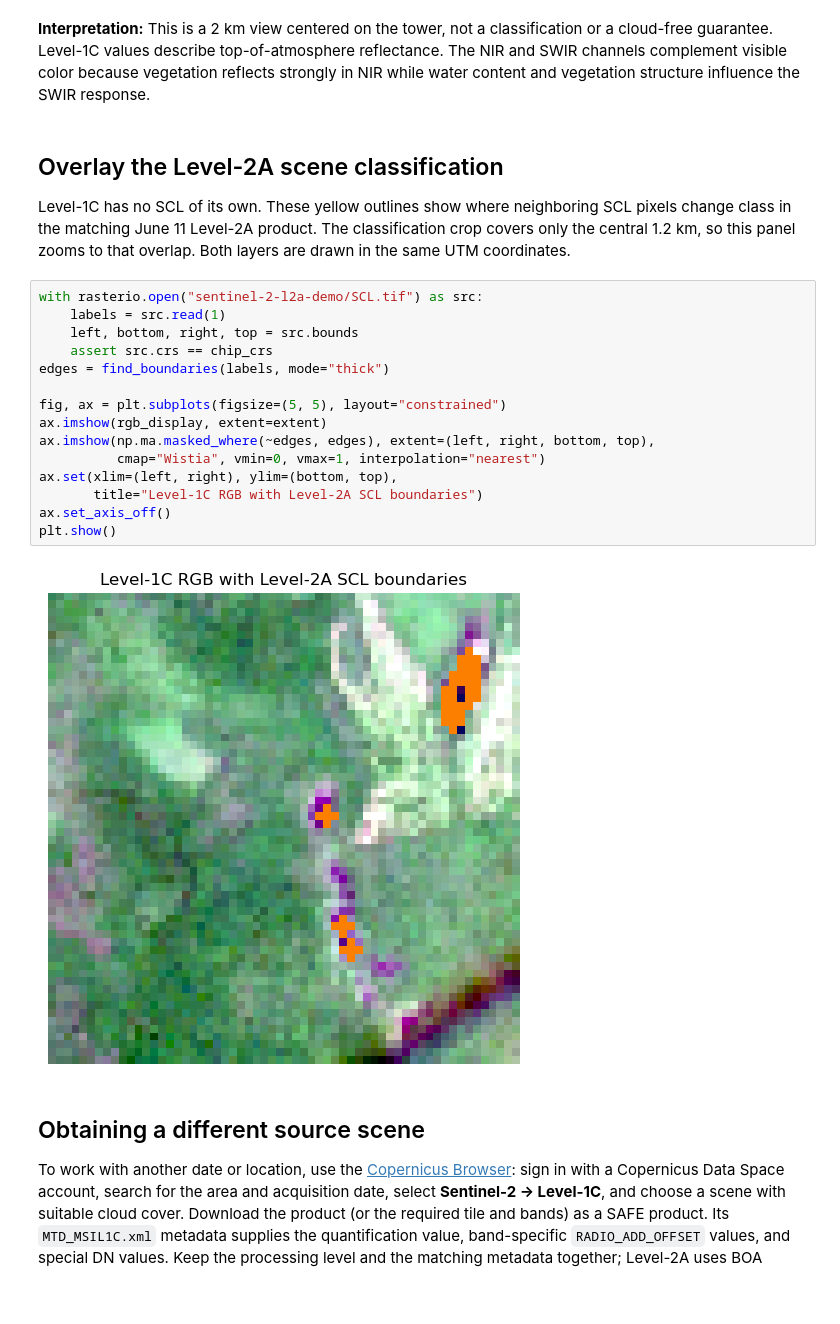
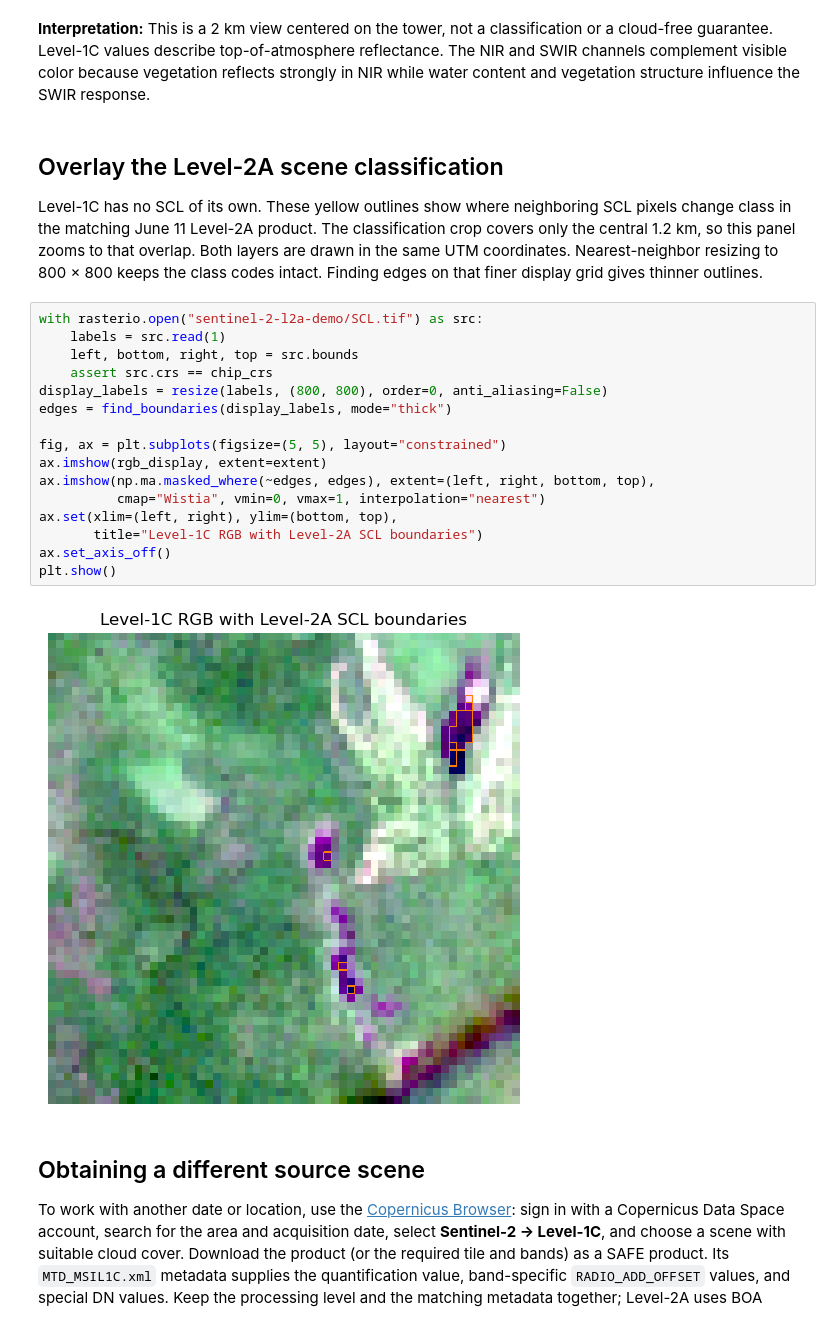
Before and after one commit to jfemiani/cse620b-public, a Jupyter notebook: Lessons/11-Remote-Sensing-in-Forestry-and-Vegetation/demo-sentinel-2-l1c.ipynb, the cells around one changed output. Cells and saved outputs as stored; diff of their text form; blank space fills up the shorter version.

Commit message:
fix(demos): render thinner scene class boundaries
Co-authored-by: Copilot <223556219+Copilot@users.noreply.github.com>

```diff
--- a/Lessons/11-Remote-Sensing-in-Forestry-and-Vegetation/demo-sentinel-2-l1c.ipynb
+++ b/Lessons/11-Remote-Sensing-in-Forestry-and-Vegetation/demo-sentinel-2-l1c.ipynb
@@ -268,23 +269,26 @@ Level-1C has no SCL of its own. These yellow outlines show where neighboring
 SCL pixels change class in the matching June 11 Level-2A product. The
 classification crop covers only the central 1.2 km, so this panel zooms
 to that overlap. Both layers are drawn in the same UTM coordinates.
+Nearest-neighbor resizing to 800 × 800 keeps the class codes intact.
+Finding edges on that finer display grid gives thinner outlines.
 # %%
 with rasterio.open("sentinel-2-l2a-demo/SCL.tif") as src:
     labels = src.read(1)
     left, bottom, right, top = src.bounds
     assert src.crs == chip_crs
-edges = find_boundaries(labels, mode="thick")
+display_labels = resize(labels, (800, 800), order=0, anti_aliasing=False)
+edges = find_boundaries(display_labels, mode="thick")
 
 fig, ax = plt.subplots(figsize=(5, 5), layout="constrained")
 ax.imshow(rgb_display, extent=extent)
 ax.imshow(np.ma.masked_where(~edges, edges), extent=(left, right, bottom, top),
           cmap="Wistia", vmin=0, vmax=1, interpolation="nearest")
 ax.set(xlim=(left, right), ylim=(bottom, top),
        title="Level-1C RGB with Level-2A SCL boundaries")
 ax.set_axis_off()
 plt.show()
 # %% [output]
-[figure, old version]
+[figure, new version]
 # %% [markdown]
 ## Obtaining a different source scene
 
```
Also changed, not shown: parts of 2 cells of this notebook, 8 other files.
